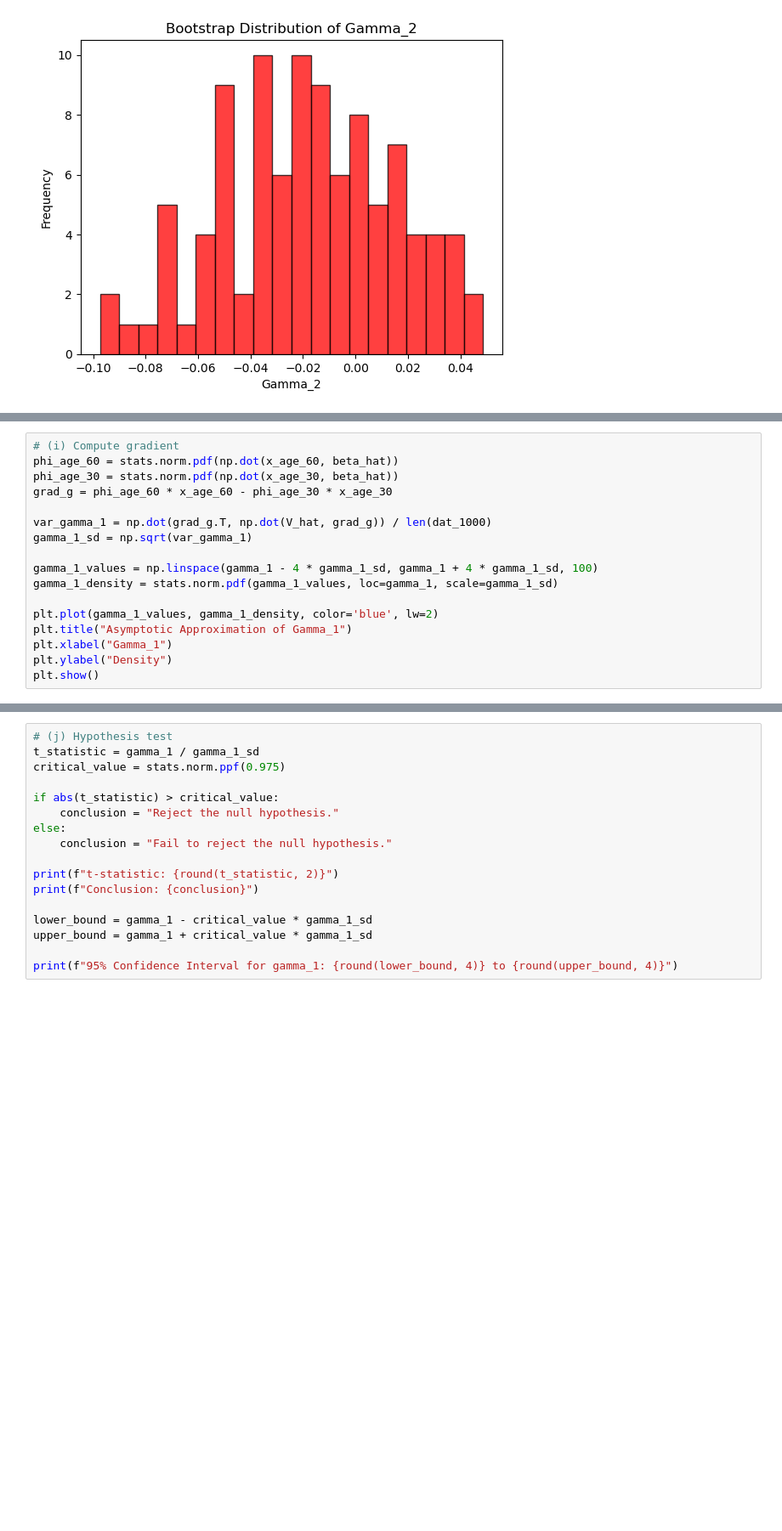
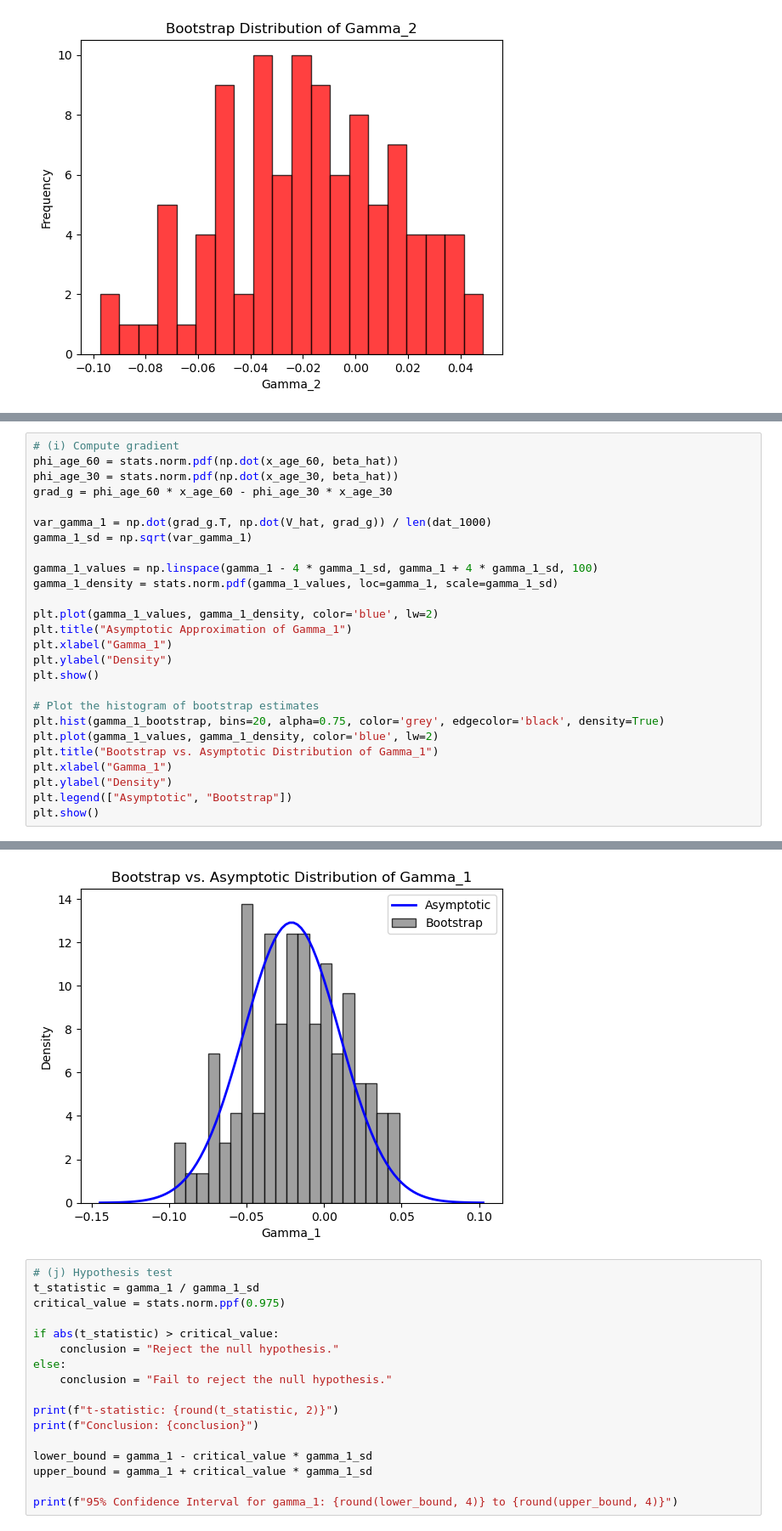
Before and after one commit to Manjusaka666/IHEID, a Jupyter notebook: Econometrics I/Problem Sets/Econometrics_PS6/PS6.ipynb, the cells around one changed output, grey strips where cells are left out. Shown at 85% size. Saved outputs shown, nothing was run; the diff lists cells and outputs as text; blank space fills up the shorter version.

```diff
--- a/Econometrics I/Problem Sets/Econometrics_PS6/PS6.ipynb
+++ b/Econometrics I/Problem Sets/Econometrics_PS6/PS6.ipynb
@@ -404,22 +414,32 @@ plt.show()
 # %%
 # (i) Compute gradient
 phi_age_60 = stats.norm.pdf(np.dot(x_age_60, beta_hat))
 phi_age_30 = stats.norm.pdf(np.dot(x_age_30, beta_hat))
 grad_g = phi_age_60 * x_age_60 - phi_age_30 * x_age_30
 
 var_gamma_1 = np.dot(grad_g.T, np.dot(V_hat, grad_g)) / len(dat_1000)
 gamma_1_sd = np.sqrt(var_gamma_1)
 
 gamma_1_values = np.linspace(gamma_1 - 4 * gamma_1_sd, gamma_1 + 4 * gamma_1_sd, 100)
 gamma_1_density = stats.norm.pdf(gamma_1_values, loc=gamma_1, scale=gamma_1_sd)
 
 plt.plot(gamma_1_values, gamma_1_density, color='blue', lw=2)
 plt.title("Asymptotic Approximation of Gamma_1")
 plt.xlabel("Gamma_1")
 plt.ylabel("Density")
 plt.show()
+
+# Plot the histogram of bootstrap estimates
+plt.hist(gamma_1_bootstrap, bins=20, alpha=0.75, color='grey', edgecolor='black', density=True)
+plt.plot(gamma_1_values, gamma_1_density, color='blue', lw=2)
+plt.title("Bootstrap vs. Asymptotic Distribution of Gamma_1")
+plt.xlabel("Gamma_1")
+plt.ylabel("Density")
+plt.legend(["Asymptotic", "Bootstrap"])
+plt.show()
 # %% [output]
 [figure]
+[figure, added]
 # %%
 # (j) Hypothesis test
 t_statistic = gamma_1 / gamma_1_sd
```
Also changed, not shown: parts of 1 cell of this notebook.
